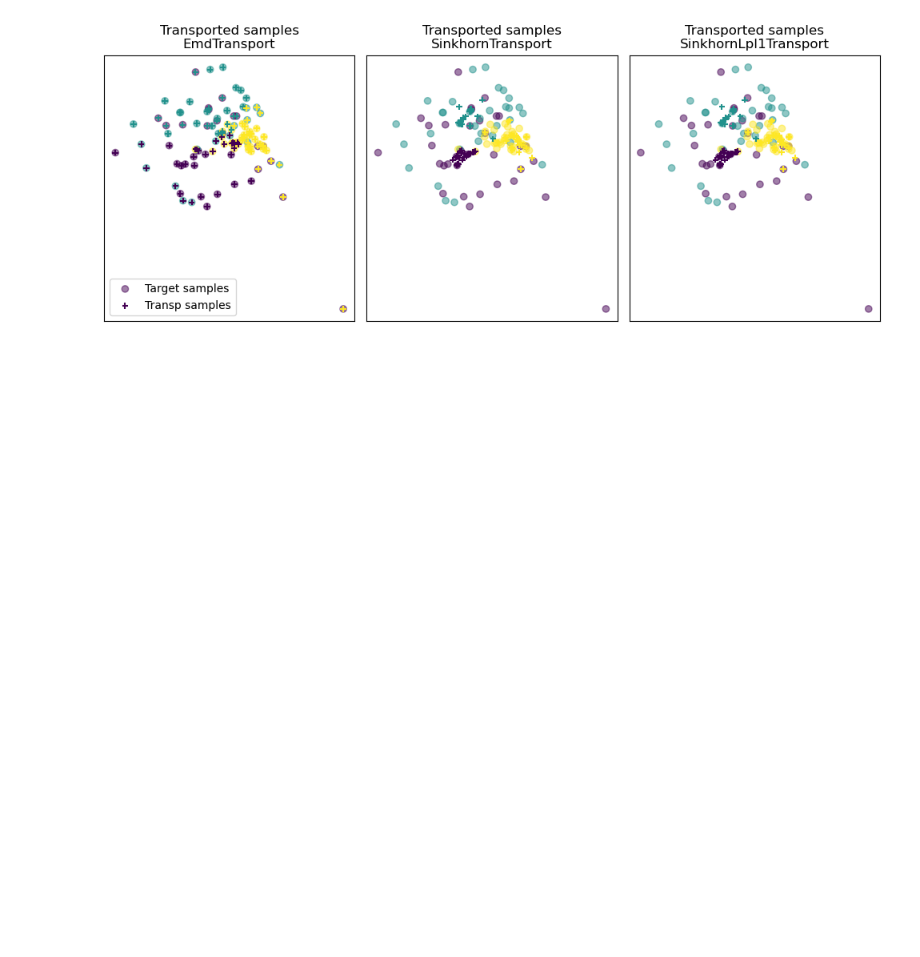
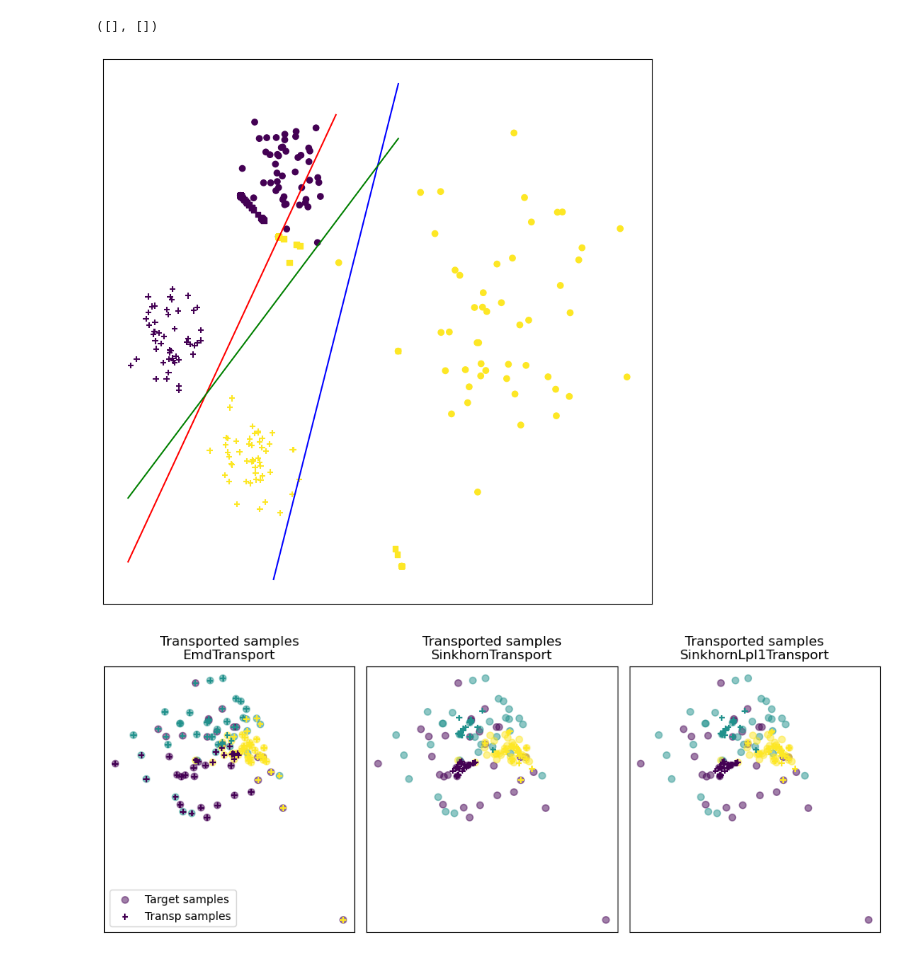
Before and after one commit to TheoAlegretti/OT-Domain-Adaptation, a Jupyter notebook: otda_ottjax_test.ipynb, the cells around one changed output. Cells and saved outputs as stored; diff of their text form; code cells hidden in the pictures; blank space fills up the shorter version.

```diff
--- a/otda_ottjax_test.ipynb
+++ b/otda_ottjax_test.ipynb
@@ -120,6 +231,21 @@ ot_lpl1.fit(Xs=x_s, ys=y_s, Xt=x_t)
 transp_Xs_emd = ot_emd.transform(Xs=x_s)
 transp_Xs_sinkhorn = ot_sinkhorn.transform(Xs=x_s)
 transp_Xs_lpl1 = ot_lpl1.transform(Xs=x_s)
+# %%
+
+plt.figure(1, figsize=(10, 10))
+plt.scatter(x_s[:, 0], x_s[:, 1], c=y_s, marker='+', label='Source samples')
+plt.scatter(x_t[:, 0], x_t[:, 1], c=y_t, marker='o', label='target samples')
+plt.scatter(transp_Xs_lpl1[:, 0], transp_Xs_lpl1[:, 1], c=y_s,
+           marker='s', label='Transp samples', s=30)
+plt.plot(x_points_s, y_points_s, c='r')
+plt.plot(x_points_t, y_points_t, c='b')
+plt.plot(x_points_all, y_points_all, c='g')
+plt.xticks([])
+plt.yticks([])
+# %% [output]
+([], [])
+[figure, added]
 # %%
 # display transported samples
 plt.figure(4, figsize=(10, 4))
```
Also changed, not shown: parts of 13 cells of this notebook.
